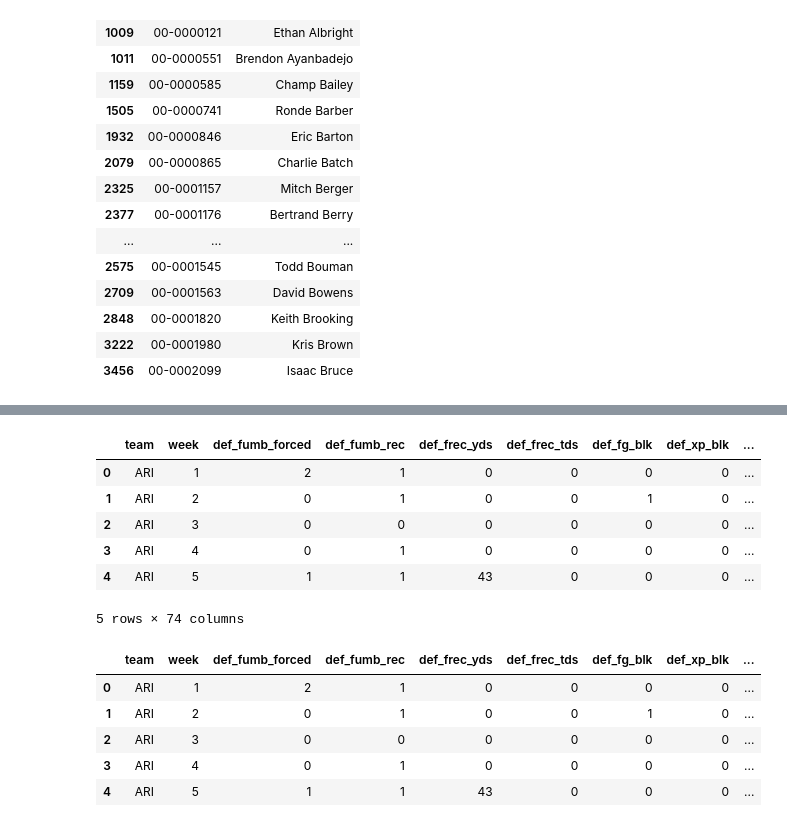
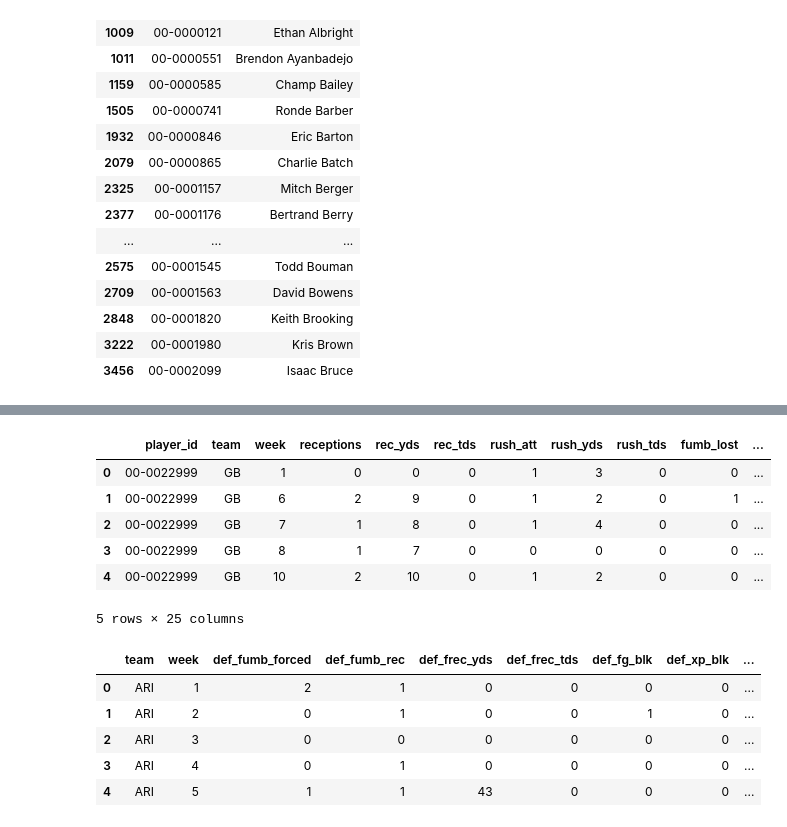
Before and after one commit to markertsean/Fantasy_Football, a Jupyter notebook: stats_generation/generate_sql.ipynb, the cells around one changed output, grey strips where cells are left out. Drawn from its saved outputs; the diff is of its cells as text; code cells hidden in the pictures.

```diff
--- a/stats_generation/generate_sql.ipynb
+++ b/stats_generation/generate_sql.ipynb
@@ -160,13 +151,16 @@ results_frame.head()
-# %%
-df.head()
-# %% [output]
-|  | team | week | def_fumb_forced | def_fumb_rec | def_frec_yds | def_frec_tds | def_fg_blk | def_xp_blk | ... |
-| 0 | ARI | 1 | 2 | 1 | 0 | 0 | 0 | 0 | ... |
-| 1 | ARI | 2 | 0 | 1 | 0 | 0 | 1 | 0 | ... |
-| 2 | ARI | 3 | 0 | 0 | 0 | 0 | 0 | 0 | ... |
-| 3 | ARI | 4 | 0 | 1 | 0 | 0 | 0 | 0 | ... |
-| 4 | ARI | 5 | 1 | 1 | 43 | 0 | 0 | 0 | ... |
-5 rows × 74 columns
+# %%
+import generate_player_stats
+reload(generate_player_stats)
+foo = generate_player_stats.generate_stats('RB', 2013 )
+foo.head()
+# %% [output]
+|  | player_id | team | week | receptions | rec_yds | rec_tds | rush_att | rush_yds | rush_tds | fumb_lost | ... |
+| 0 | 00-0022999 | GB | 1 | 0 | 0 | 0 | 1 | 3 | 0 | 0 | ... |
+| 1 | 00-0022999 | GB | 6 | 2 | 9 | 0 | 1 | 2 | 0 | 1 | ... |
+| 2 | 00-0022999 | GB | 7 | 1 | 8 | 0 | 1 | 4 | 0 | 0 | ... |
+| 3 | 00-0022999 | GB | 8 | 1 | 7 | 0 | 0 | 0 | 0 | 0 | ... |
+| 4 | 00-0022999 | GB | 10 | 2 | 10 | 0 | 1 | 2 | 0 | 0 | ... |
+5 rows × 25 columns
 # %%
 new_df = pd.merge(df, results_frame,  how='left', left_on=['team','week'], right_on = ['team','week'])
 new_df.head()
```
Also changed, not shown: parts of 3 cells of this notebook, 2 other files.
